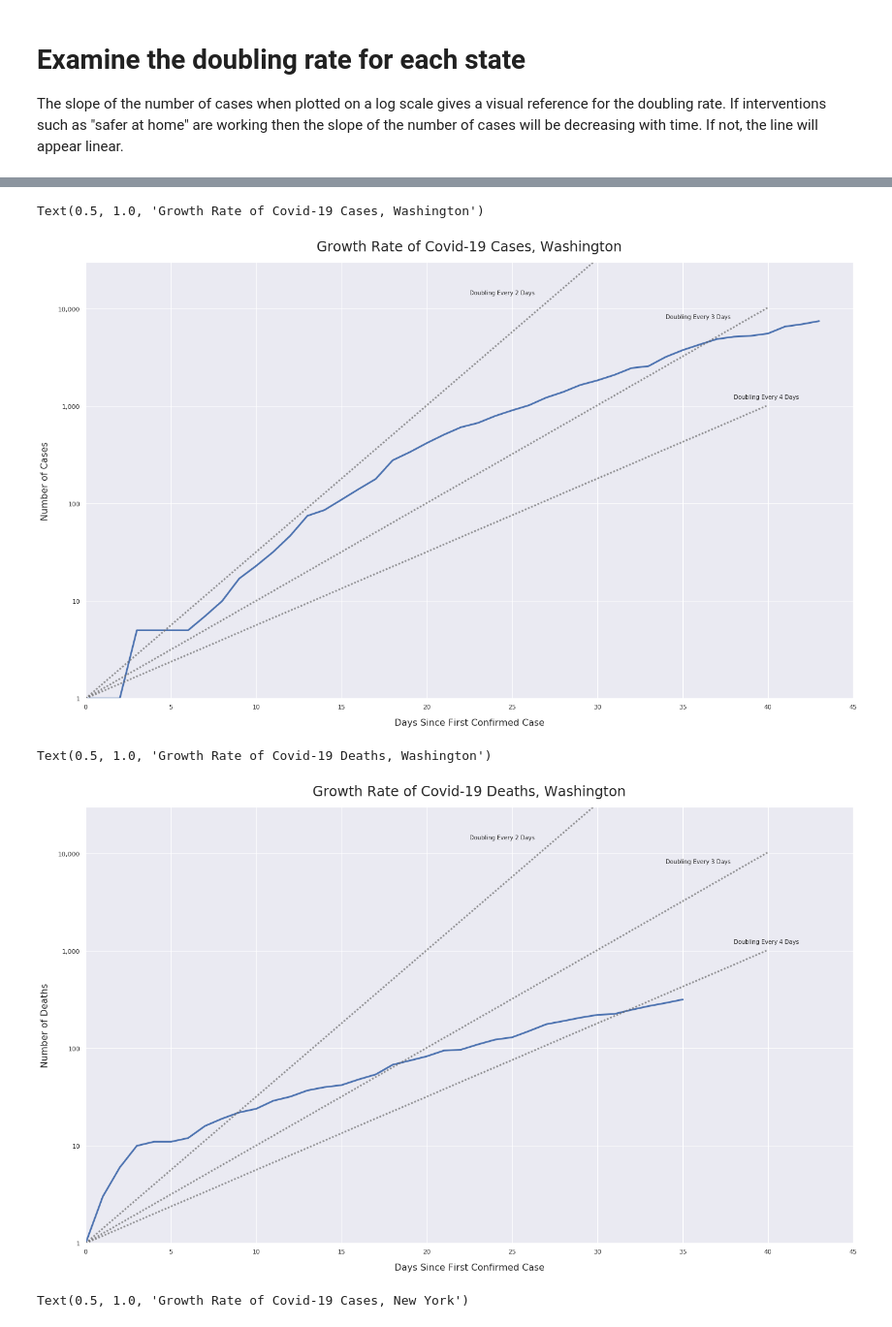
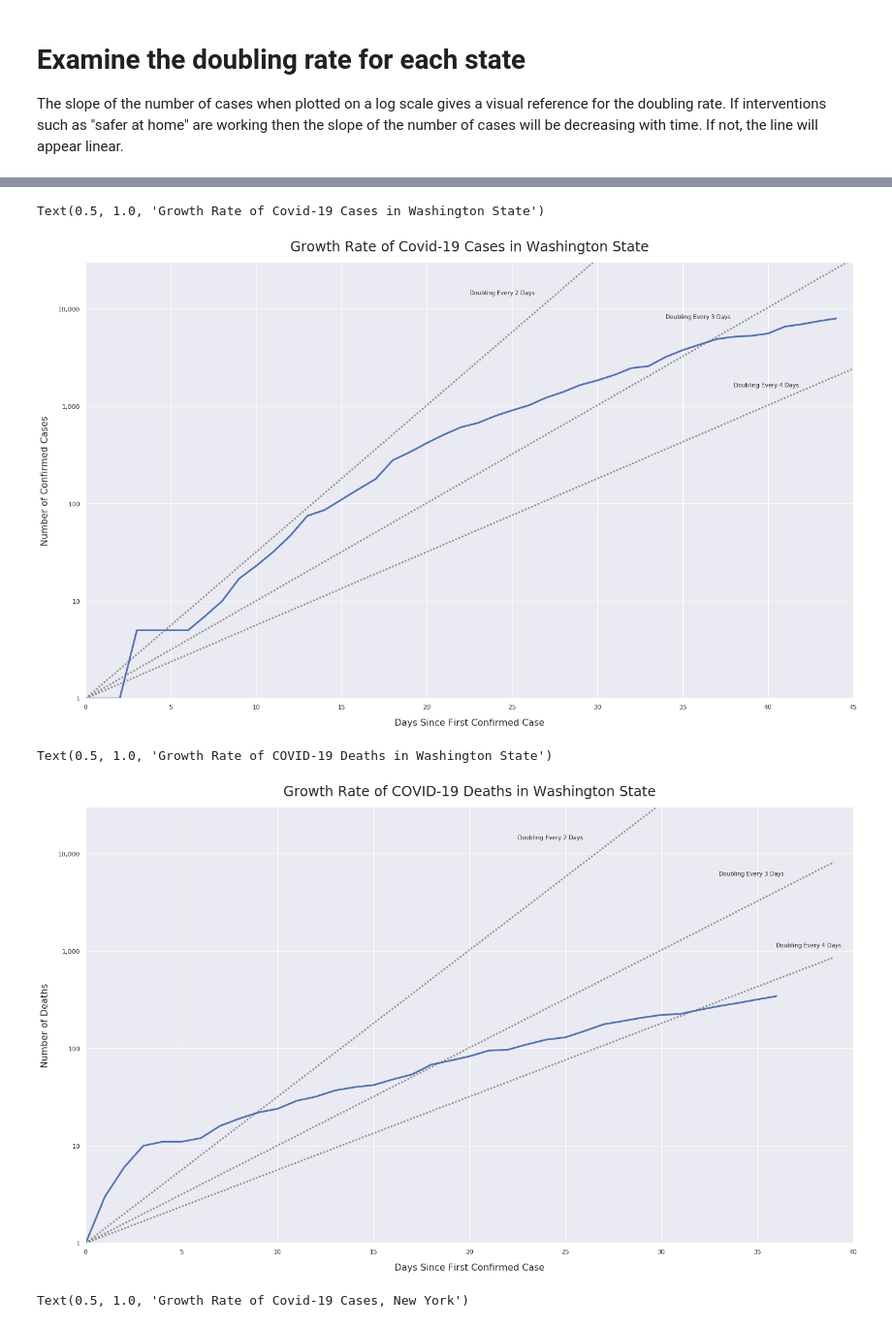
Before and after one commit to jalderman9/covid-19-analysis, a Jupyter notebook: covid-19-analysis.ipynb, the cells around one changed output, grey strips where cells are left out. Shown at 97% size. Cells and saved outputs as stored; diff of their text form; code cells hidden in the pictures.

```diff
--- a/covid-19-analysis.ipynb
+++ b/covid-19-analysis.ipynb
@@ -155,7 +155,7 @@ initial_cases = wa['cases'][0]
 fig, ax = plt.subplots(figsize=(24, 14))
 
 # A list for plotting doubling time reference lines
-x_ref = np.linspace(0,40,41)
+x_ref = np.linspace(0, len(wa), len(wa))
 ax.plot(wa['delta_days'], wa['cases'], linewidth=3, label='Washington')
 
 ax.plot(x_ref, [initial_cases*(2**(1/2*x)) for x in x_ref], linewidth=3, dashes=[1,1], label='Doubling Every 2 Days', color='dimgrey', alpha=0.7)
@@ -165,7 +165,7 @@ ax.plot(x_ref, [initial_cases*(2**(1/3*x)) for x in x_ref], linewidth=3, dashes=
 ax.text(34, 8000, 'Doubling Every 3 Days', fontsize=10)
 
 ax.plot(x_ref, [initial_cases*(2**(1/4*x)) for x in x_ref], linewidth=3, dashes=[1,1], label='Doubling Every 4 Days', color='dimgrey', alpha=0.7)
-ax.text(38, 1200, 'Doubling Every 4 Days', fontsize=10)
+ax.text(38, 1600, 'Doubling Every 4 Days', fontsize=10)
 
 plt.yscale('log')
 
@@ -176,49 +176,49 @@ ax.set_ylim(1,30000)
 ax.set_xlim(0,45)
 
 ax.set_xlabel('Days Since First Confirmed Case', fontsize=16, labelpad=15)
-ax.set_ylabel('Number of Cases', fontsize=16, labelpad=15)
+ax.set_ylabel('Number of Confirmed Cases', fontsize=16, labelpad=15)
 
-plt.title('Growth Rate of Covid-19 Cases, Washington', fontsize=24, pad=20)
+plt.title('Growth Rate of Covid-19 Cases in Washington State', fontsize=24, pad=20)
 # %% [output]
-Text(0.5, 1.0, 'Growth Rate of Covid-19 Cases, Washington')
+Text(0.5, 1.0, 'Growth Rate of Covid-19 Cases in Washington State')
-[figure, old version]
+[figure, new version]
 # %%
 wa = get_state_data('Washington')
 # Set start date to when actual growth in confirmed cases started.
 wa = wa[wa.index>'2020-02-28']
 wa['delta_days'] = wa['delta_days']-wa['delta_days'][0]
 initial_cases = 1
 
 fig, ax = plt.subplots(figsize=(24, 14))
 
 # A list for plotting doubling time reference lines
-x_ref = np.linspace(0,40,41)
+x_ref = np.linspace(0, len(wa)+2, len(wa)+2)
 ax.plot(wa['delta_days'], wa['deaths'], linewidth=3, label='Washington')
 
 ax.plot(x_ref, [initial_cases*(2**(1/2*x)) for x in x_ref], linewidth=3, dashes=[1,1], label='Doubling Every 2 Days', color='dimgrey', alpha=0.7)
 ax.text(22.5, 14000, 'Doubling Every 2 Days', fontsize=10)
 
 ax.plot(x_ref, [initial_cases*(2**(1/3*x)) for x in x_ref], linewidth=3, dashes=[1,1], label='Doubling Every 3 Days', color='dimgrey', alpha=0.7)
-ax.text(34, 8000, 'Doubling Every 3 Days', fontsize=10)
+ax.text(33, 6000, 'Doubling Every 3 Days', fontsize=10)
 
 ax.plot(x_ref, [initial_cases*(2**(1/4*x)) for x in x_ref], linewidth=3, dashes=[1,1], label='Doubling Every 4 Days', color='dimgrey', alpha=0.7)
-ax.text(38, 1200, 'Doubling Every 4 Days', fontsize=10)
+ax.text(36, 1100, 'Doubling Every 4 Days', fontsize=10)
 
 plt.yscale('log')
 
 ax.get_yaxis().set_major_formatter(FuncFormatter(lambda x, p: format(int(x), ',')))
 ax.set_yticks([10**x for x in range(0,7)])
 ax.set_ylim(1,30000)
 
-ax.set_xlim(0,45)
+ax.set_xlim(0, 40)
 
 ax.set_xlabel('Days Since First Confirmed Case', fontsize=16, labelpad=15)
 ax.set_ylabel('Number of Deaths', fontsize=16, labelpad=15)
 
-plt.title('Growth Rate of Covid-19 Deaths, Washington', fontsize=24, pad=20)
+plt.title('Growth Rate of COVID-19 Deaths in Washington State', fontsize=24, pad=20)
 # %% [output]
-Text(0.5, 1.0, 'Growth Rate of Covid-19 Deaths, Washington')
+Text(0.5, 1.0, 'Growth Rate of COVID-19 Deaths in Washington State')
-[figure, old version]
+[figure, new version]
 # %%
 ny = get_state_data('New York')
 # Set start date to when actual growth in confirmed cases started.
```
Also changed, not shown: parts of 5 cells of this notebook.
